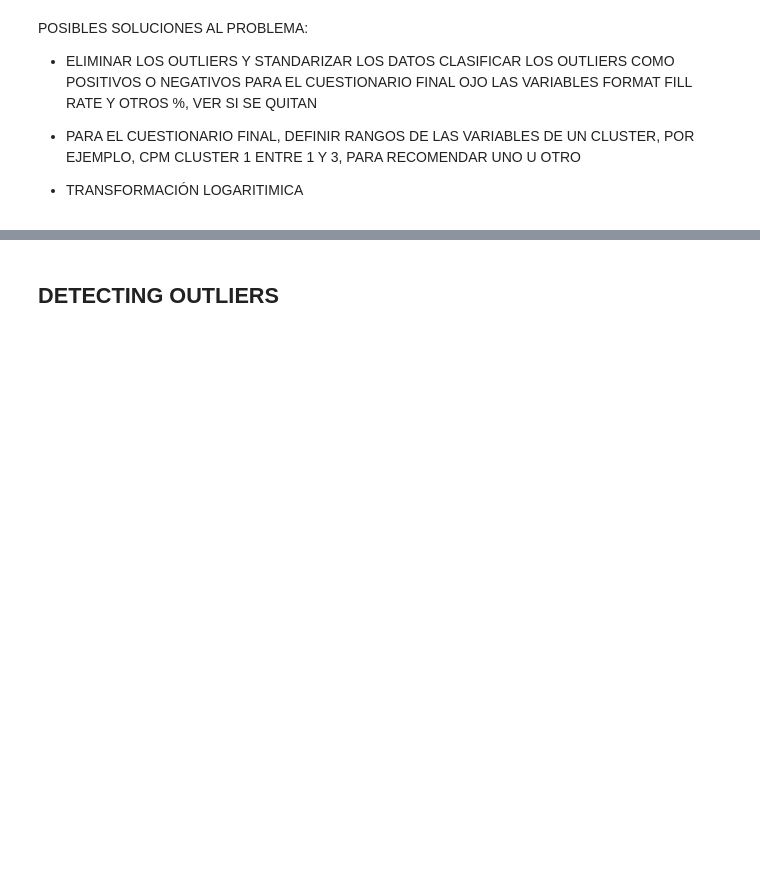
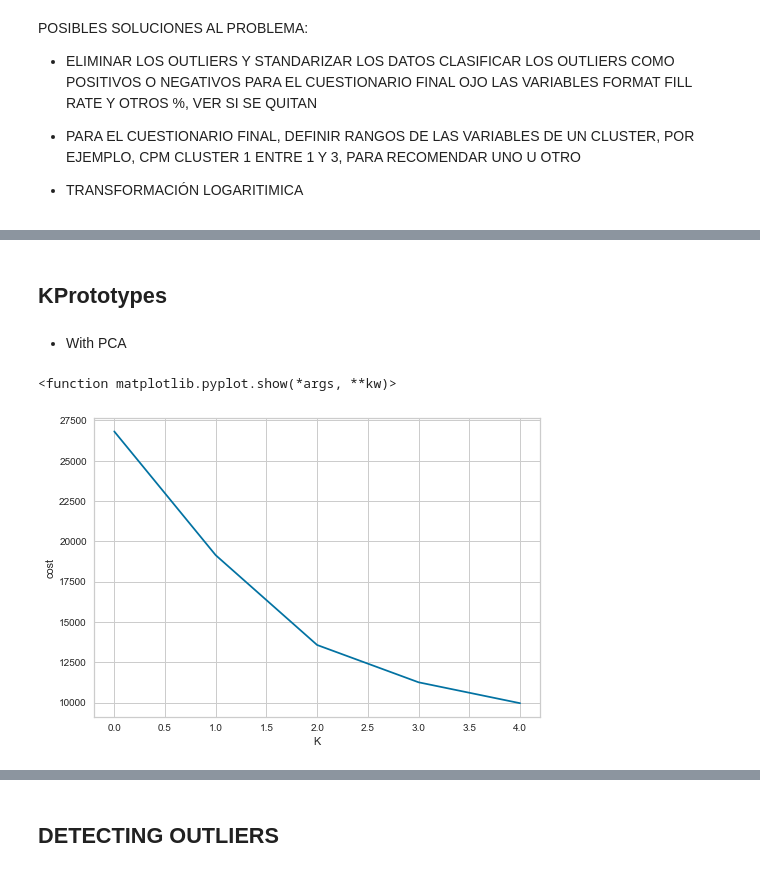
Before and after one commit to rfisla/FINAL-PROJECT-OF-KSCHOOL-MASTER, a Jupyter notebook: Final Clustering Solution.ipynb, the cells around one changed output, grey strips where cells are left out. Drawn from its saved outputs; the diff is of its cells as text; code cells hidden in the pictures; blank space fills up the shorter version.

```diff
--- a/Final Clustering Solution.ipynb
+++ b/Final Clustering Solution.ipynb
@@ -71,0 +356,2 @@ pd.DataFrame(reducing3f_).describe()
+# %% [markdown]
+## KPrototypes
@@ -71,0 +401,21 @@ pd.DataFrame(reducing3f_).describe()
+# %% [markdown]
+- With PCA
+# %%
+pca = pd.DataFrame(PCA(n_components=1).fit_transform(groupby_domains[['Format Fill Rate', 'CPM', 'CTR' ]]))
+pca['Geographical zone'] = groupby_domains['Geographical zone'].copy()
+pca['Category'] = groupby_domains['Category'].copy()
+
+#Choosing optimal K value
+cost = []
+for num_clusters in list(range(3,8)):
+    kproto = KPrototypes(n_clusters=num_clusters)
+    kproto.fit_predict(pca, categorical=[1,2])
+    cost.append(kproto.cost_)
+
+plt.plot(cost)
+plt.xlabel('K')
+plt.ylabel('cost')
+plt.show
+# %% [output]
+<function matplotlib.pyplot.show(*args, **kw)>
+[figure, added]
```
Also changed, not shown: parts of 141 cells of this notebook.
